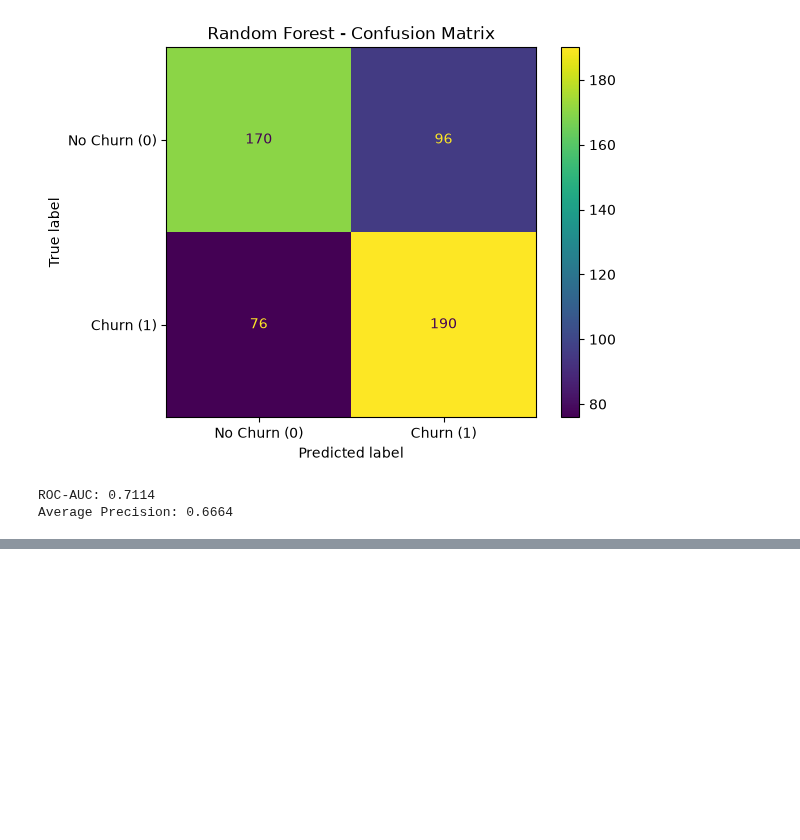
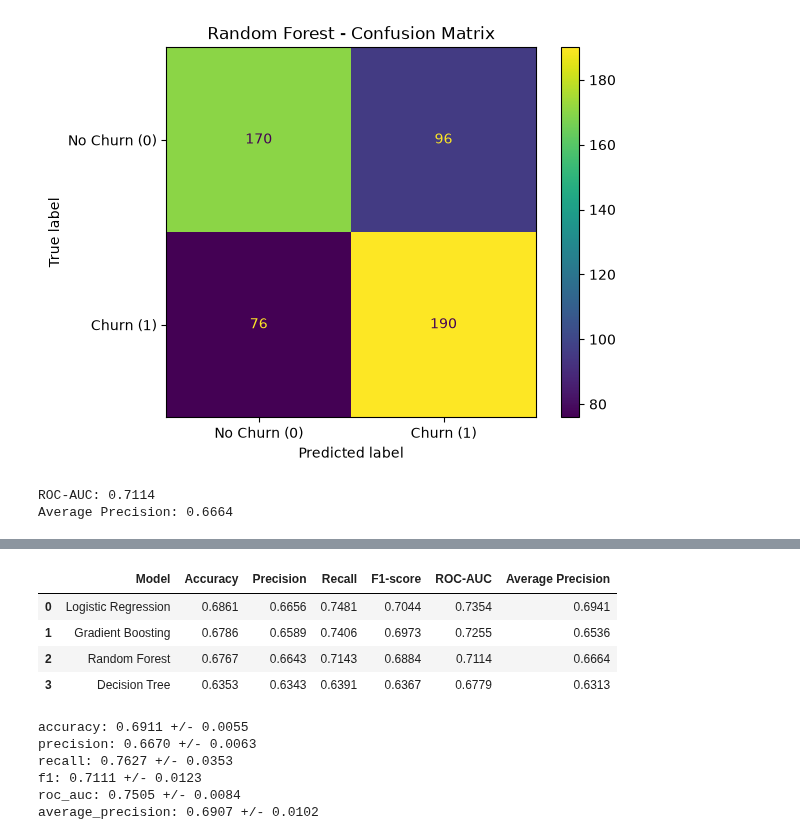
Before and after one commit to YaldaAhmadian/Online-Shop, a Jupyter notebook: 003.Modeling/Modeling.ipynb, the cells around one changed output, grey strips where cells are left out. Drawn from its saved outputs; the diff is of its cells as text; code cells hidden in the pictures; blank space fills up the shorter version.

```diff
--- a/003.Modeling/Modeling.ipynb
+++ b/003.Modeling/Modeling.ipynb
@@ -269,0 +625,70 @@ Average Precision: 0.6664
+# %%
+import pandas as pd
+
+comparison = pd.DataFrame({
+    "Model": [
+        "Logistic Regression",
+        "Random Forest",
+        "Decision Tree",
+        "Gradient Boosting"
+    ],
+    "Accuracy": [0.6861, 0.6767, 0.6353, 0.6786],
+    "Precision": [0.6656, 0.6643, 0.6343, 0.6589],
+    "Recall": [0.7481, 0.7143, 0.6391, 0.7406],
+    "F1-score": [0.7044, 0.6884, 0.6367, 0.6973],
+    "ROC-AUC": [0.7354, 0.7114, 0.6779, 0.7255],
+    "Average Precision": [0.6941, 0.6664, 0.6313, 0.6536]
+})
+
+comparison = comparison.sort_values(
+    by="F1-score",
+    ascending=False
+).reset_index(drop=True)
+
+comparison
+# %% [output]
+|  | Model | Accuracy | Precision | Recall | F1-score | ROC-AUC | Average Precision |
+| 0 | Logistic Regression | 0.6861 | 0.6656 | 0.7481 | 0.7044 | 0.7354 | 0.6941 |
+| 1 | Gradient Boosting | 0.6786 | 0.6589 | 0.7406 | 0.6973 | 0.7255 | 0.6536 |
+| 2 | Random Forest | 0.6767 | 0.6643 | 0.7143 | 0.6884 | 0.7114 | 0.6664 |
+| 3 | Decision Tree | 0.6353 | 0.6343 | 0.6391 | 0.6367 | 0.6779 | 0.6313 |
+# %%
+from sklearn.model_selection import StratifiedKFold, cross_validate
+
+cv = StratifiedKFold(
+    n_splits=5,
+    shuffle=True,
+    random_state=42
+)
+
+scoring = {
+    "accuracy": "accuracy",
+    "precision": "precision",
+    "recall": "recall",
+    "f1": "f1",
+    "roc_auc": "roc_auc",
+    "average_precision": "average_precision"
+}
+
+cv_results = cross_validate(
+    logreg_pipeline,
+    X_train,
+    y_train,
+    cv=cv,
+    scoring=scoring,
+    n_jobs=-1
+)
+
+for metric in scoring:
+    scores = cv_results[f"test_{metric}"]
+    print(
+        f"{metric}: {scores.mean():.4f} "
+        f"+/- {scores.std():.4f}"
+    )
+# %% [output]
+accuracy: 0.6911 +/- 0.0055
+precision: 0.6670 +/- 0.0063
+recall: 0.7627 +/- 0.0353
+f1: 0.7111 +/- 0.0123
+roc_auc: 0.7505 +/- 0.0084
+average_precision: 0.6907 +/- 0.0102
```
Also changed, not shown: parts of 21 cells of this notebook.
